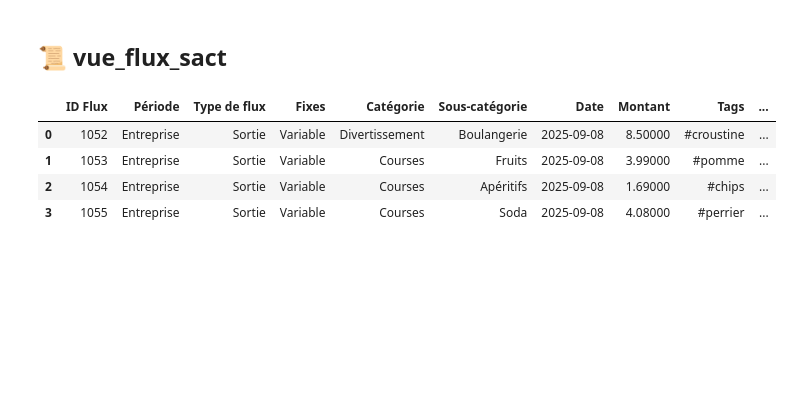
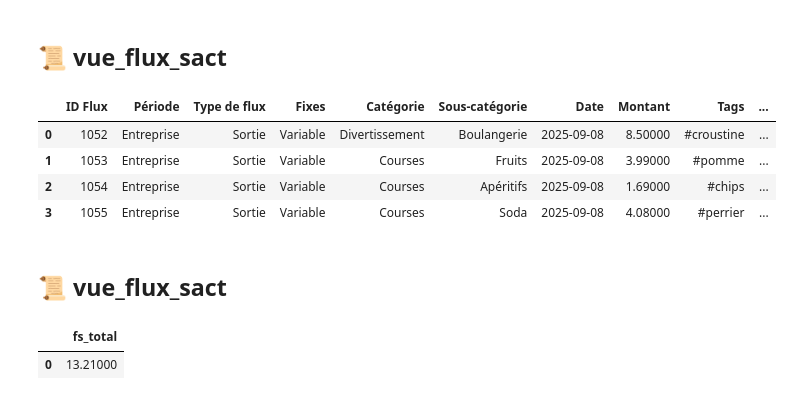
Before and after one commit to ranjith-rjh/BudgetManagement, a Jupyter notebook: 4-REPORT/Queries.ipynb, the cells around one changed output. Saved outputs shown, nothing was run; the diff lists cells and outputs as text; code cells hidden in the pictures; blank space fills up the shorter version.

```diff
--- a/4-REPORT/Queries.ipynb
+++ b/4-REPORT/Queries.ipynb
@@ -259,3 +259,18 @@ vue_flux_sact
 | 1 | 1053 | Entreprise | Sortie | Variable | Courses | Fruits | 2025-09-08 | 3.99000 | #pomme | ... |
 | 2 | 1054 | Entreprise | Sortie | Variable | Courses | Apéritifs | 2025-09-08 | 1.69000 | #chips | ... |
 | 3 | 1055 | Entreprise | Sortie | Variable | Courses | Soda | 2025-09-08 | 4.08000 | #perrier | ... |
+# %% [markdown]
+## 📜 vue_flux_sact
+# %%
+keyword = 'carr'
+date = '2025-09-09'
+
+query = f'''
+SELECT fs_total(\'{date}\', \'{keyword}\')
+'''
+
+fs_total = get_data_from_query(query)
+fs_total
+# %% [output]
+|  | fs_total |
+| 0 | 13.21000 |
```
Also changed, not shown: 1 other file.
